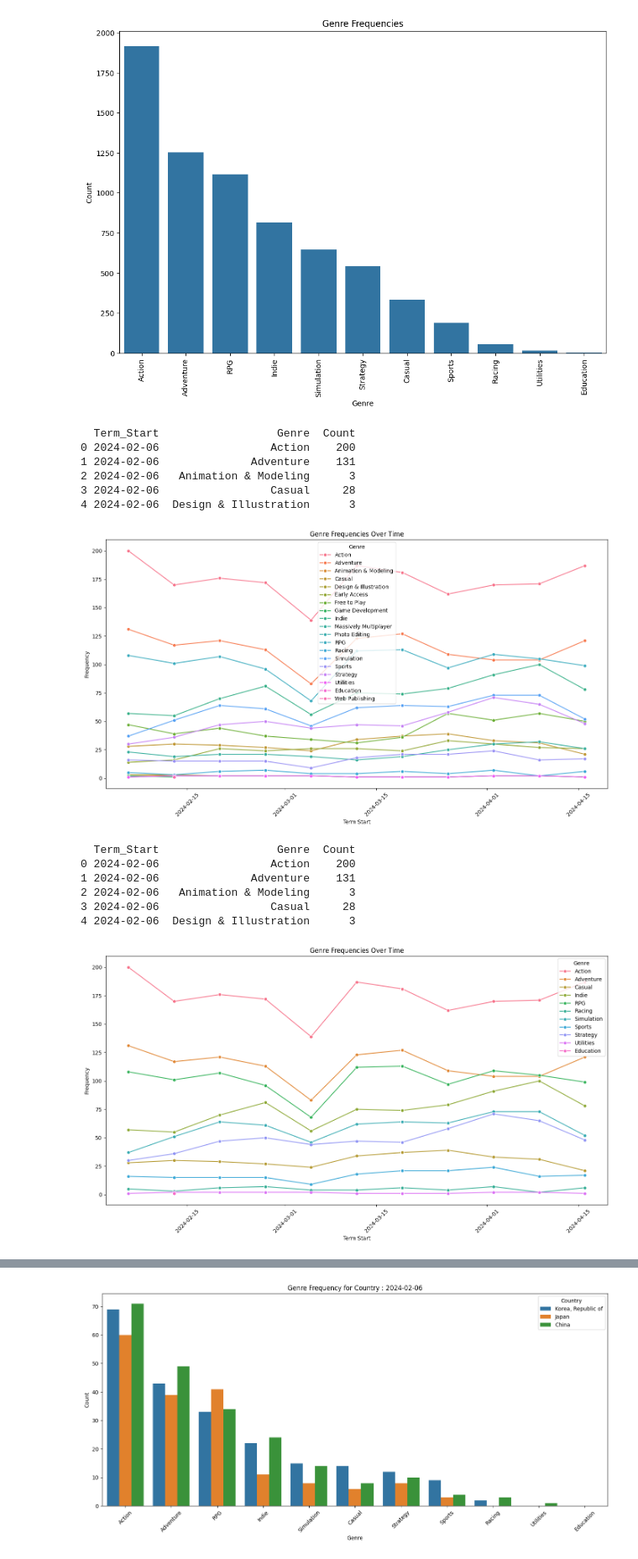
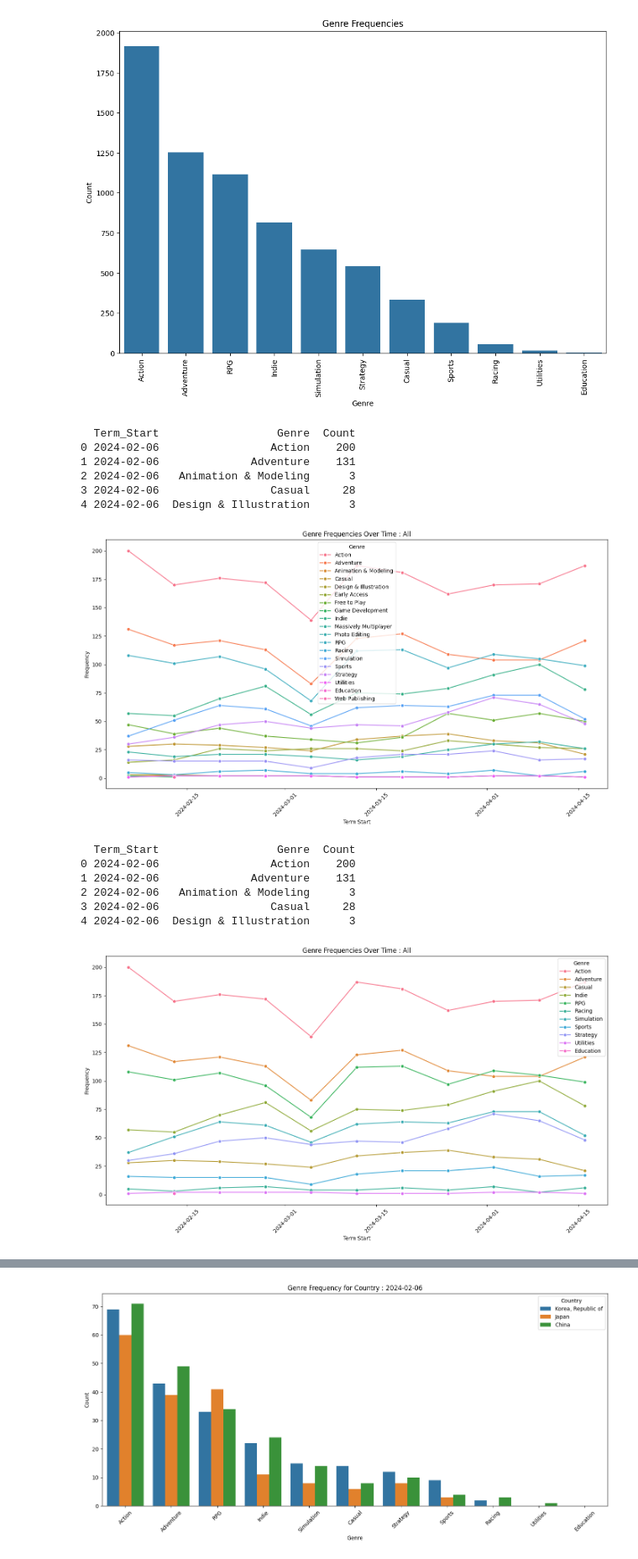
Before and after one commit to TTobing3/-, a Jupyter notebook: project.ipynb, the cells around one changed output, grey strips where cells are left out. Shown at 84% size. Drawn from its saved outputs; the diff is of its cells as text; code cells hidden in the pictures.

```diff
--- a/project.ipynb
+++ b/project.ipynb
@@ -404,7 +404,7 @@ def draw_GenreFrequenciesOverTime(country, option) :
   #시각화
   plt.figure(figsize=(14, 8))
   sns.lineplot(data=df_flow, x='Term_Start', y='Count', hue='Genre', marker='o')
-  plt.title('Genre Frequencies Over Time')
+  plt.title('Genre Frequencies Over Time : '+country)
   plt.xlabel('Term Start')
   plt.ylabel('Frequency')
   plt.xticks(rotation=45)
@@ -422,19 +422,19 @@ draw_GenreFrequenciesOverTime('All',0)
 2 2024-02-06   Animation & Modeling      3
 3 2024-02-06                 Casual     28
 4 2024-02-06  Design & Illustration      3
-[figure, old version]
+[figure, new version]
 # %%
 # 예외 장르 제외 추이
 
-draw_GenreFrequenciesOverTime('',1)
+draw_GenreFrequenciesOverTime('All',1)
 # %% [output]
   Term_Start                  Genre  Count
 0 2024-02-06                 Action    200
 1 2024-02-06              Adventure    131
 2 2024-02-06   Animation & Modeling      3
 3 2024-02-06                 Casual     28
 4 2024-02-06  Design & Illustration      3
-[figure, old version]
+[figure, new version]
 # %%
 # 메가 장르만 포함 추이
 
```
Also changed, not shown: parts of 12 cells of this notebook.
